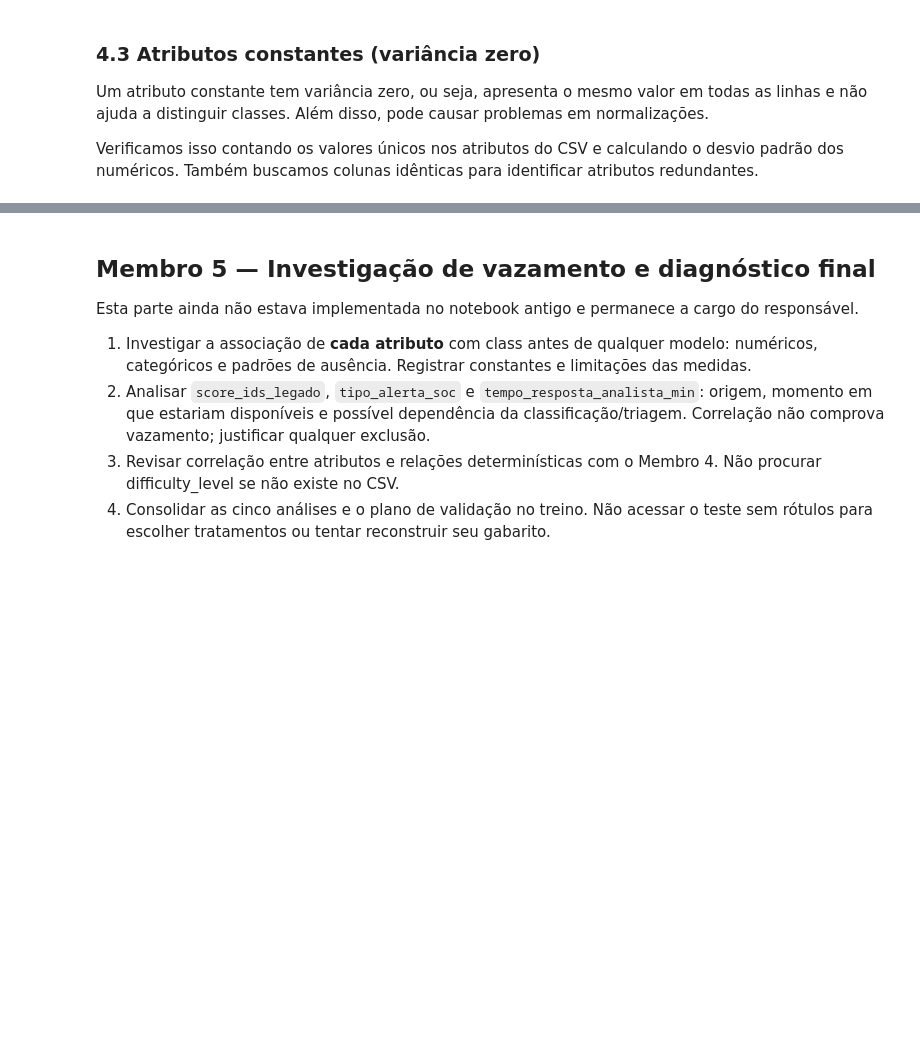
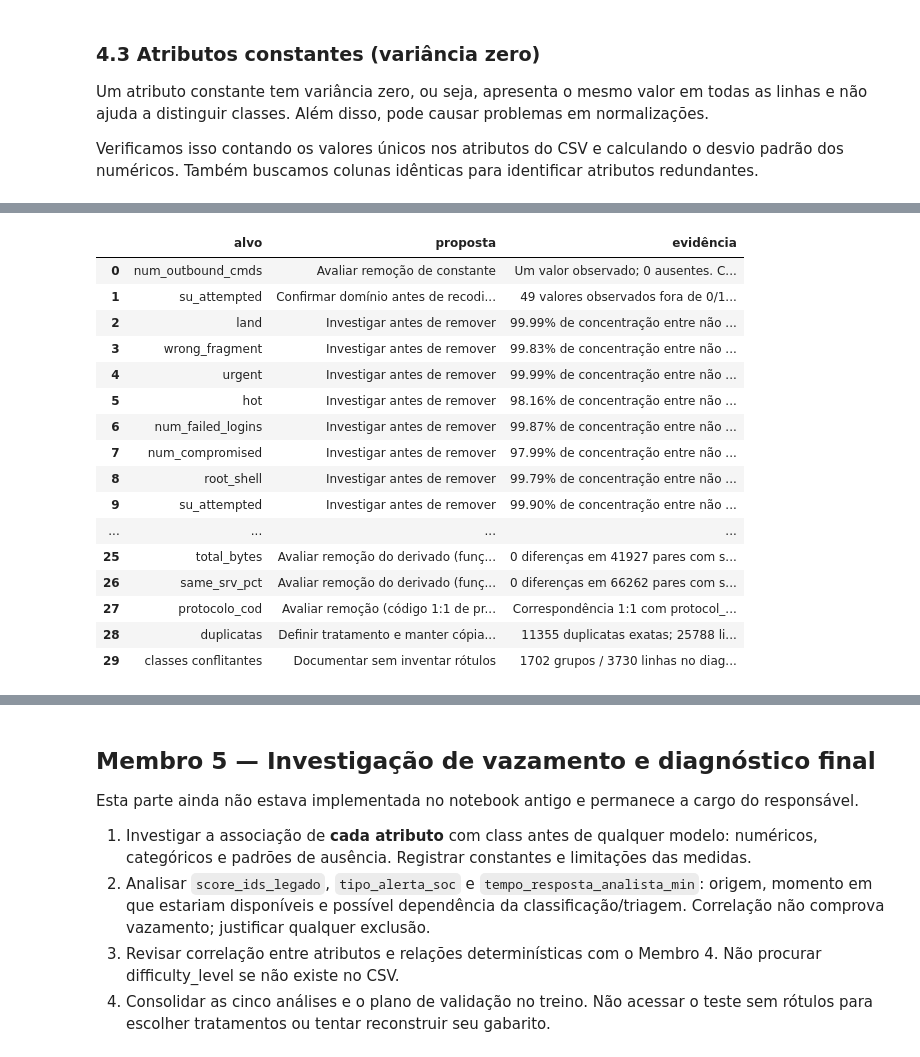
Before and after one commit to matheusmra/tp-ia, a Jupyter notebook: notebooks/01_analise_exploratoria.ipynb, the cells around one changed output, grey strips where cells are left out. Saved outputs shown, nothing was run; the diff lists cells and outputs as text; code cells hidden in the pictures; blank space fills up the shorter version.

Commit message:
Alterações pós nova base

```diff
--- a/notebooks/01_analise_exploratoria.ipynb
+++ b/notebooks/01_analise_exploratoria.ipynb
@@ -1065,0 +1206,34 @@ total_bytes, same_srv_rate/same_srv_pct e protocol_type/protocolo_cod, considera
+# %%
+# Relações entre derivados e originais (valores e padrões de ausência).
+# Cada derivado é recalculado a partir do original e comparado.
+# total_bytes depende de src_bytes (ausente) e dst_bytes (sempre presente), por isso o original de referência é src_bytes.
+RELACOES_M4 = [
+    ("src_bytes_kb", "src_bytes", lambda d: d["src_bytes"] / 1024),
+    ("dst_bytes_kb", "dst_bytes", lambda d: d["dst_bytes"] / 1024),
+    ("total_bytes", "src_bytes", lambda d: d["src_bytes"] + d["dst_bytes"]),
+    ("same_srv_pct", "same_srv_rate", lambda d: d["same_srv_rate"] * 100),
+]
+linhas_rel = []
+for der, base, f in RELACOES_M4:
+    ambos = df_train[der].notna() & df_train[base].notna()
+    dif = (df_train.loc[ambos, der] - f(df_train.loc[ambos])).abs()
+    linhas_rel.append({
+        "derivado": der, "original": base, "ambos_presentes": int(ambos.sum()),
+        "so_derivado_ausente": int((df_train[der].isna() & df_train[base].notna()).sum()),
+        "so_original_ausente": int((df_train[der].notna() & df_train[base].isna()).sum()),
+        "ambos_ausentes": int((df_train[der].isna() & df_train[base].isna()).sum()),
+        "max_dif_absoluta": float(dif.max()), "n_diferentes": int((dif > 1e-9).sum()),
+    })
+relacoes_m4 = pd.DataFrame(linhas_rel).set_index("derivado")
+display(relacoes_m4)
+
+# protocolo_cod x protocol_type após normalizar
+protocolo_norm_m4 = df_train["protocol_type"].str.strip().str.lower()
+mapa_protocolo_m4 = pd.crosstab(protocolo_norm_m4, df_train["protocolo_cod"])
+um_para_um_m4 = bool(((mapa_protocolo_m4 > 0).sum(axis=1) == 1).all() and ((mapa_protocolo_m4 > 0).sum(axis=0) == 1).all())
+display(mapa_protocolo_m4)
+print(f"Correspondência 1:1: {um_para_um_m4}; ausentes em protocol_type: {int(df_train['protocol_type'].isna().sum())}, "
+      f"em protocolo_cod: {int(df_train['protocolo_cod'].isna().sum())}")
+
+print(f"Negativos: src_bytes {int((df_train['src_bytes'] < 0).sum())}, src_bytes_kb {int((df_train['src_bytes_kb'] < 0).sum())}, "
+      f"total_bytes {int((df_train['total_bytes'] < 0).sum())}")
@@ -1066,22 +1254,48 @@ total_bytes, same_srv_rate/same_srv_pct e protocol_type/protocolo_cod, considera
 # %%
 decisoes = []
 for c in constantes_m4:
     decisoes.append({"alvo": c, "proposta": "Avaliar remoção de constante",
                      "evidência": f"Um valor observado; {df_train[c].isna().sum()} ausentes. Confirmar em cada dobra."})
 if n_su_fora_dominio:
     decisoes.append({"alvo": "su_attempted", "proposta": "Confirmar domínio antes de recodificar",
                      "evidência": f"{n_su_fora_dominio} valores observados fora de 0/1; ausentes separados."})
 for c in candidatos_nzv_m4:
     decisoes.append({"alvo": c, "proposta": "Investigar antes de remover",
                      "evidência": f"{conc_m4.loc[c, 'pct_dominante']:.2f}% de concentração entre não ausentes."})
+for der, lin in relacoes_m4.iterrows():
+    decisoes.append({"alvo": der, "proposta": "Avaliar remoção do derivado (função exata do original)",
+                     "evidência": f"{lin['n_diferentes']} diferenças em {lin['ambos_presentes']} pares com {lin['original']}; "
+                                  f"{lin['so_derivado_ausente'] + lin['so_original_ausente']} ausentes em só um dos dois."})
+if um_para_um_m4:
+    decisoes.append({"alvo": "protocolo_cod", "proposta": "Avaliar remoção (código 1:1 de protocol_type)",
+                     "evidência": f"Correspondência 1:1 com protocol_type normalizado; "
+                                  f"{int(df_train['protocol_type'].isna().sum() + df_train['protocolo_cod'].isna().sum())} ausentes nos dois."})
 decisoes.extend([
     {"alvo": "duplicatas", "proposta": "Definir tratamento e manter cópias no mesmo fold",
      "evidência": f"{n_dup_total} duplicatas exatas; {n_linhas_dup_parcial} linhas com atributos repetidos."},
     {"alvo": "classes conflitantes", "proposta": "Documentar sem inventar rótulos",
      "evidência": f"{n_grupos_conflito} grupos / {n_linhas_conflito} linhas no diagnóstico atual."},
 ])
 decisoes_m4 = pd.DataFrame(decisoes)
 display(decisoes_m4)
+# %% [output]
+|  | alvo | proposta | evidência |
+| 0 | num_outbound_cmds | Avaliar remoção de constante | Um valor observado; 0 ausentes. C... |
+| 1 | su_attempted | Confirmar domínio antes de recodi... | 49 valores observados fora de 0/1... |
+| 2 | land | Investigar antes de remover | 99.99% de concentração entre não ... |
+| 3 | wrong_fragment | Investigar antes de remover | 99.83% de concentração entre não ... |
+| 4 | urgent | Investigar antes de remover | 99.99% de concentração entre não ... |
+| 5 | hot | Investigar antes de remover | 98.16% de concentração entre não ... |
+| 6 | num_failed_logins | Investigar antes de remover | 99.87% de concentração entre não ... |
+| 7 | num_compromised | Investigar antes de remover | 97.99% de concentração entre não ... |
+| 8 | root_shell | Investigar antes de remover | 99.79% de concentração entre não ... |
+| 9 | su_attempted | Investigar antes de remover | 99.90% de concentração entre não ... |
+| ... | ... | ... | ... |
+| 25 | total_bytes | Avaliar remoção do derivado (funç... | 0 diferenças em 41927 pares com s... |
+| 26 | same_srv_pct | Avaliar remoção do derivado (funç... | 0 diferenças em 66262 pares com s... |
+| 27 | protocolo_cod | Avaliar remoção (código 1:1 de pr... | Correspondência 1:1 com protocol_... |
+| 28 | duplicatas | Definir tratamento e manter cópia... | 11355 duplicatas exatas; 25788 li... |
+| 29 | classes conflitantes | Documentar sem inventar rótulos | 1702 grupos / 3730 linhas no diag... |
 # %% [markdown]
 ### 4.6 Síntese do Membro 4
 
```
Also changed, not shown: parts of 14 cells of this notebook.
